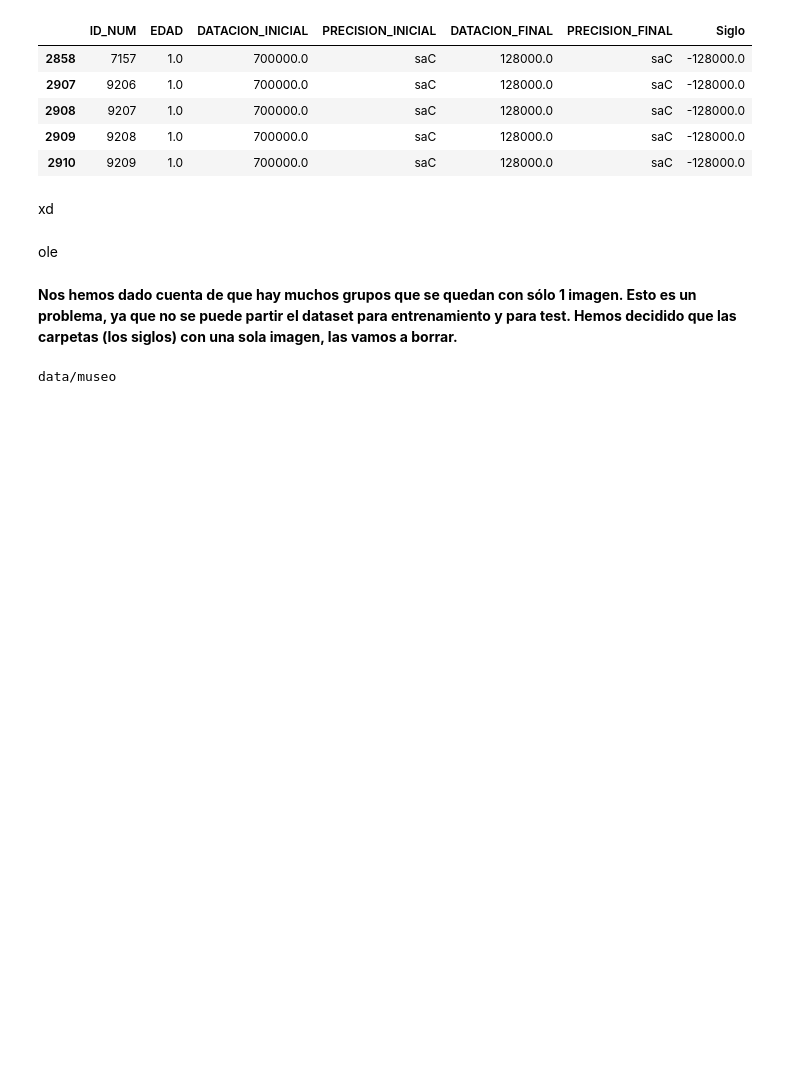
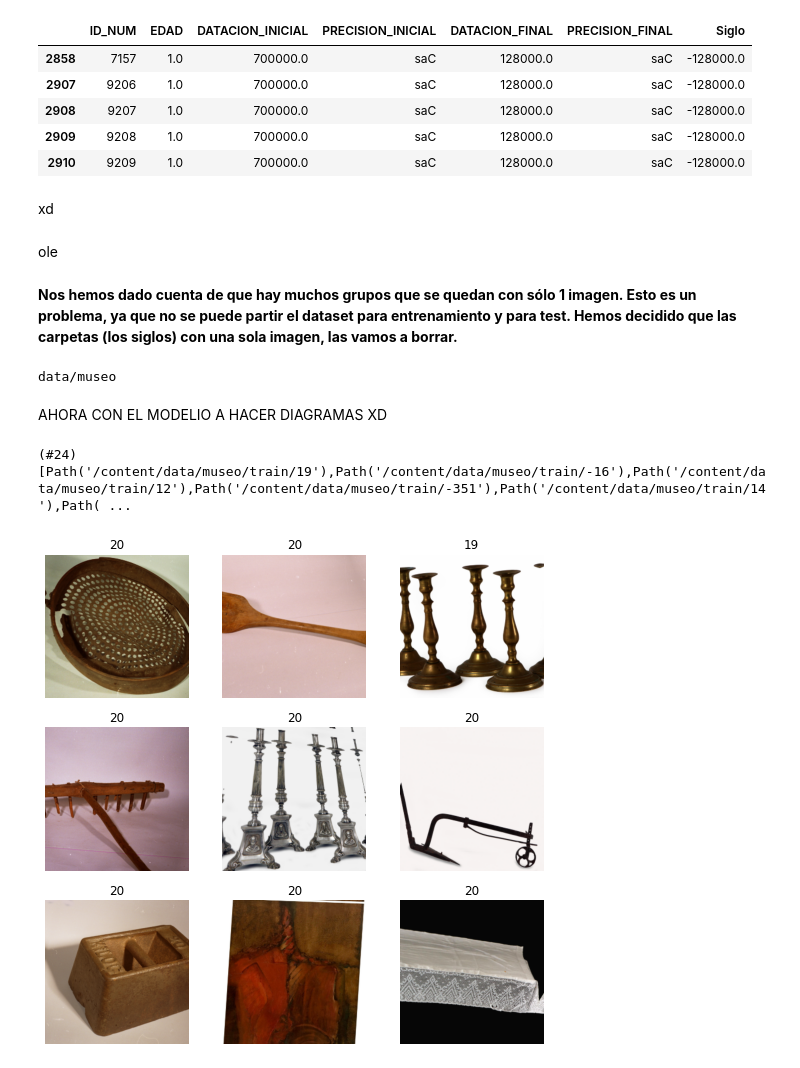
Before and after one commit to IA2021UR/trabajo-ia-en-la-comunidad-de-la-rioja-equipo-10, a Jupyter notebook: Trabajo.ipynb, the cells around one changed output. Saved outputs shown, nothing was run; the diff lists cells and outputs as text; code cells hidden in the pictures; blank space fills up the shorter version.

```diff
--- a/Trabajo.ipynb
+++ b/Trabajo.ipynb
@@ -427,0 +577,21 @@ trainMasCuatro, testMasCuatro = train_test_split(get_image_files('/content/4'),t
+# %% [markdown]
+AHORA CON EL MODELIO A HACER DIAGRAMAS XD
+# %%
+db = DataBlock(blocks = (ImageBlock, CategoryBlock),
+                 get_items=get_image_files,
+                 splitter=RandomSplitter(valid_pct=0.2,seed=42),
+                 get_y=parent_label,
+                 item_tfms = Resize(512),
+                 batch_tfms=aug_transforms(size=256,min_scale=0.75))
+# %%
+trainPath = Path('/content/data/museo/train')
+# %%
+trainPath.ls()
+# %% [output]
+(#24) [Path('/content/data/museo/train/19'),Path('/content/data/museo/train/-16'),Path('/content/data/museo/train/12'),Path('/content/data/museo/train/-351'),Path('/content/data/museo/train/14'),Path( ...
+# %%
+dls = db.dataloaders(trainPath,bs=128)
+# %%
+dls.show_batch()
+# %% [output]
+[figure, added]
```
Also changed, not shown: parts of 13 cells of this notebook.
